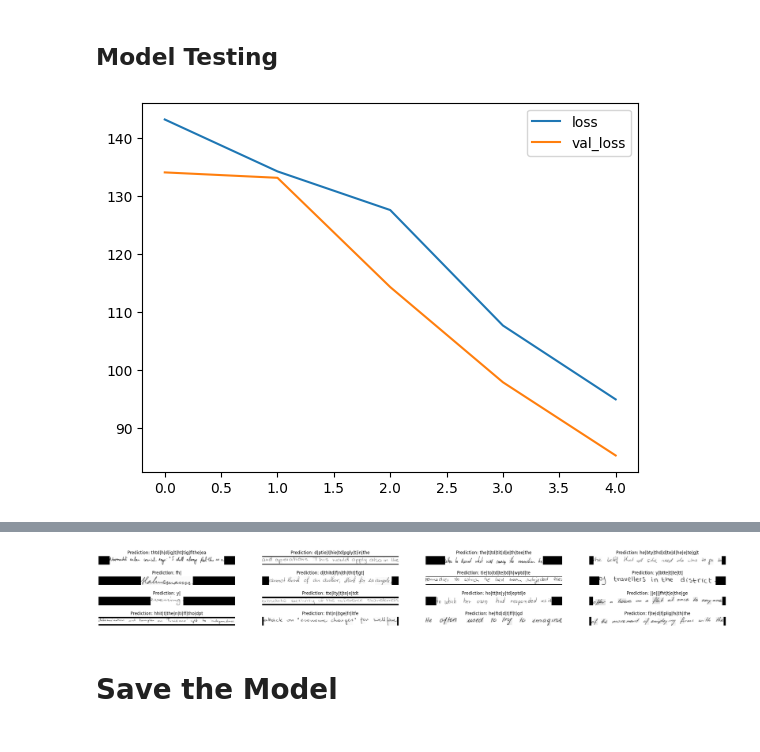
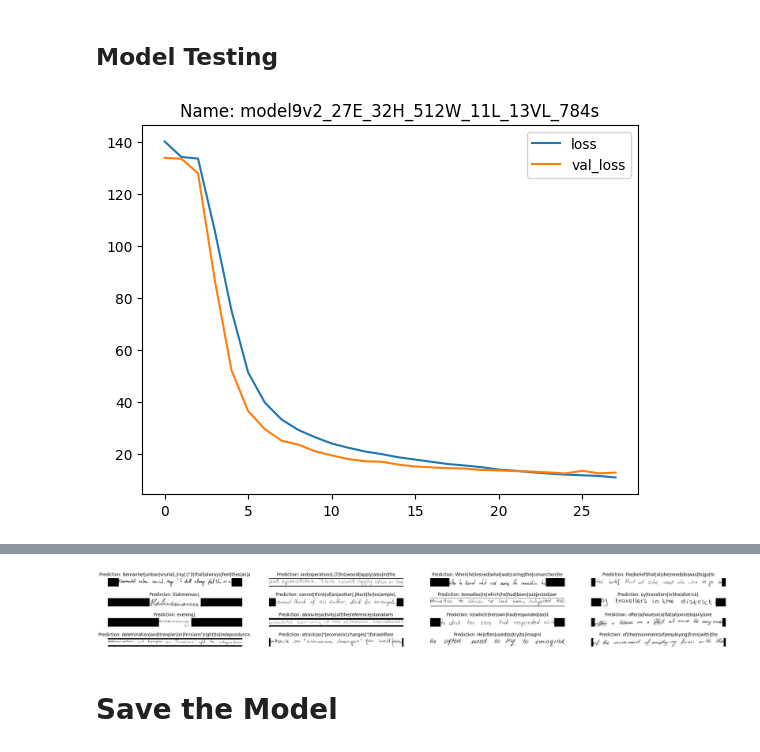
Before and after one commit to DevTimBo/SmartApp-Project, a Jupyter notebook: main.ipynb, the cells around one changed output, grey strips where cells are left out. Saved outputs shown, nothing was run; the diff lists cells and outputs as text; code cells hidden in the pictures.

Commit message:
build_model9v3
loss: 8.09; val_loss: 11.6

```diff
--- a/main.ipynb
+++ b/main.ipynb
@@ -231,11 +787,23 @@ def build_model_1():
+# %%
+from keras.callbacks import LearningRateScheduler
+
+def lr_scheduler(epoch, lr):
+    if epoch % 10 == 0 and epoch > 0:
+        lr = lr * 0.9
+    return lr
 # %%
+from keras.callbacks import ModelCheckpoint, EarlyStopping
+
 def train_model(model):
     prediction_model = keras.models.Model(model.get_layer(name="image").input, model.get_layer(name="dense2").output)
 
-    history = model.fit(train_ds, validation_data=val_ds, epochs=EPOCHS,)
+    checkpoint = ModelCheckpoint("best_model.h5", save_best_only=True)
+    early_stopping = EarlyStopping(patience=3, restore_best_weights=True)
+    lr_schedule = LearningRateScheduler(lr_scheduler)
+    history = model.fit(train_ds, validation_data=val_ds, epochs=EPOCHS, callbacks=[checkpoint, early_stopping, lr_schedule])
     return prediction_model, history
 # %%
 # Get the model.
-model = build_model_default()
+model = build_model9v2()
 model.summary()
 # %% [output]
@@ -271,0 +827,8 @@ Epoch 5/5
+# %%
+import time
+
+start_time = time.time()
+prediction_model, history = train_model(model)
+
+total_duration = time.time() - start_time
+print("Gesamte Trainingsdauer:", round(total_duration))
@@ -351,19 +931,19 @@ def plot_evaluation(name, dir_path, save):
 # %%
 files_with_model_name = [file for file in os.listdir(TEST_RESULT_DIR_NAME) if MODEL_NAME in file]
 metrics = history.history
 
-NAME = "{name}_{epoch}E_{height}H_{width}W_{loss}L_{val_loss}VL".format(
-    name=MODEL_NAME, epoch=EPOCHS, height=IMAGE_HEIGHT, width=IMAGE_WIDTH,
-    loss=round(metrics['loss'][-1]), val_loss=round(metrics['val_loss'][-1]))
+NAME = "{name}_{epoch}E_{height}H_{width}W_{loss}L_{val_loss}VL_{time}s".format(
+    name=MODEL_NAME, epoch=history.epoch[-1], height=IMAGE_HEIGHT, width=IMAGE_WIDTH,
+    loss=round(metrics['loss'][-1]), val_loss=round(metrics['val_loss'][-1]), time=round(total_duration))
 
 if not files_with_model_name:
     if SAVE_HISTORY:
         if not os.path.exists(TEST_RESULT_DIR_NAME):
             create_dir(TEST_RESULT_DIR_NAME)
         plot_history(history, NAME, TEST_RESULT_DIR_NAME)
         plot_evaluation(NAME, TEST_RESULT_DIR_NAME, True)
 else:
     plot_history_simple(history)
     plot_evaluation(NAME, TEST_RESULT_DIR_NAME, False)
 # %% [output]
-[figure, old version]
+[figure, new version]
@@ -371,4 +951,4 @@ else:
-[figure, old version]
+[figure, new version]
 # %% [markdown]
 # Save the Model
 # %%
```
Also changed, not shown: parts of 26 cells of this notebook, 1 other file.
